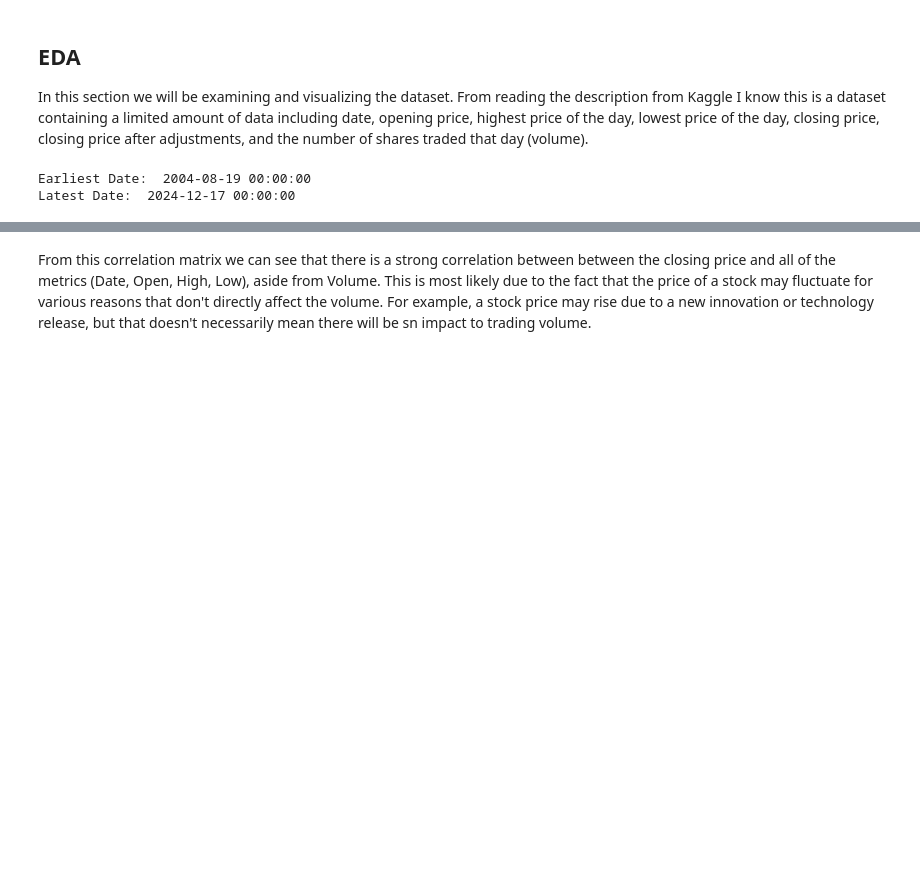
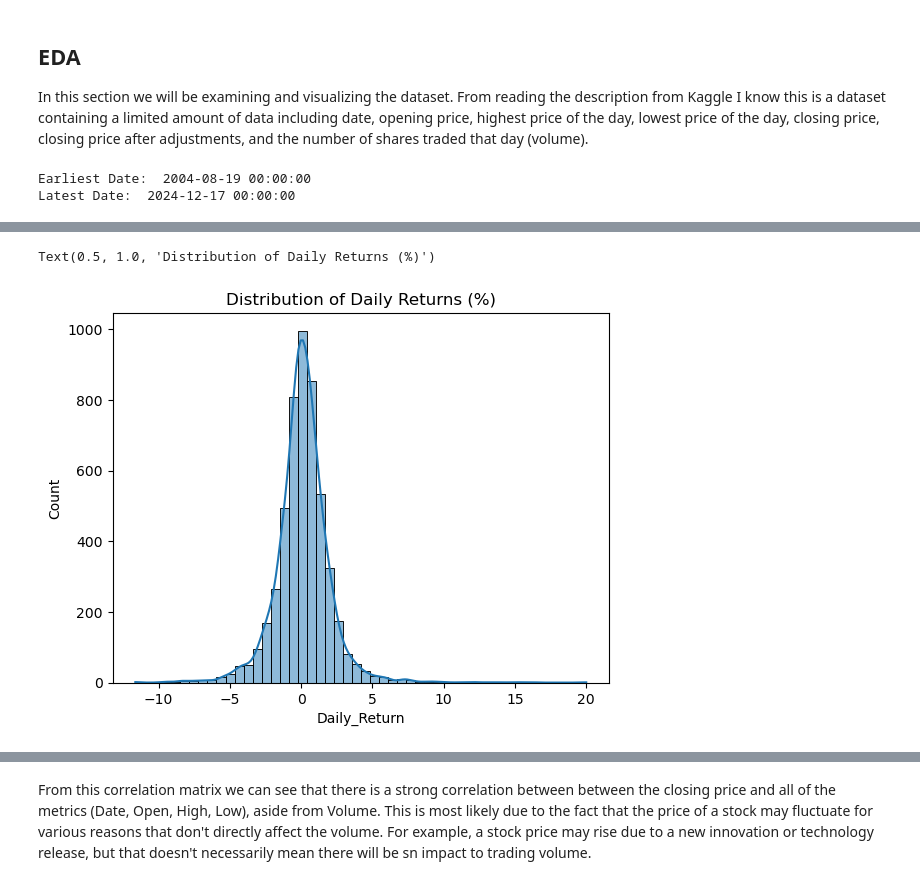
Before and after one commit to jisoawe/ltsm_google_stock, a Jupyter notebook: Google_Stock_LSTM.ipynb, the cells around one changed output, grey strips where cells are left out. Cells and saved outputs as stored; diff of their text form; code cells hidden in the pictures; blank space fills up the shorter version.

```diff
--- a/Google_Stock_LSTM.ipynb
+++ b/Google_Stock_LSTM.ipynb
@@ -94,0 +71,6 @@ plt.show()
+# %%
+sns.histplot(df['Daily_Return'], bins=50, kde=True)
+plt.title('Distribution of Daily Returns (%)')
+# %% [output]
+Text(0.5, 1.0, 'Distribution of Daily Returns (%)')
+[figure, added]
```
Also changed, not shown: parts of 18 cells of this notebook.
